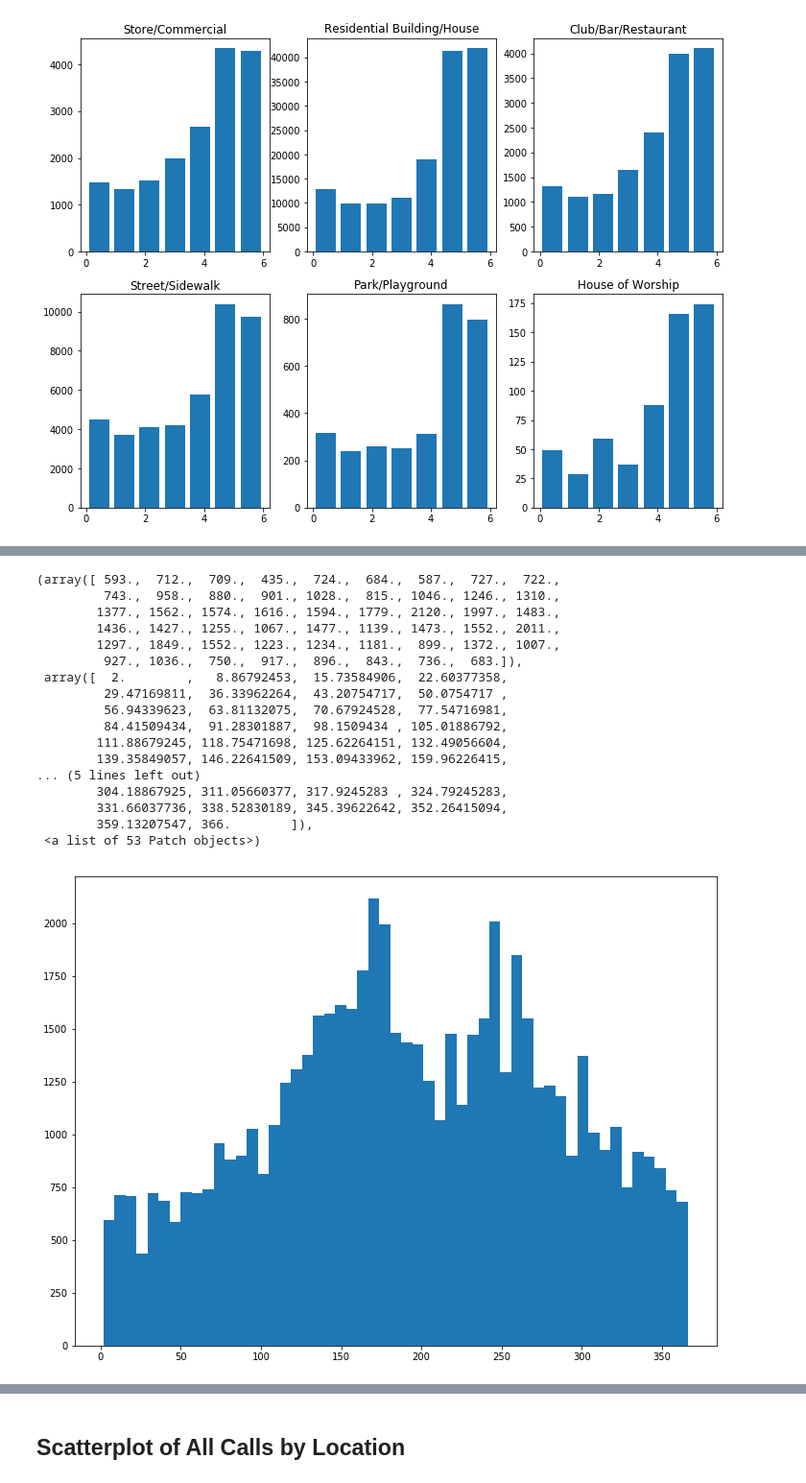
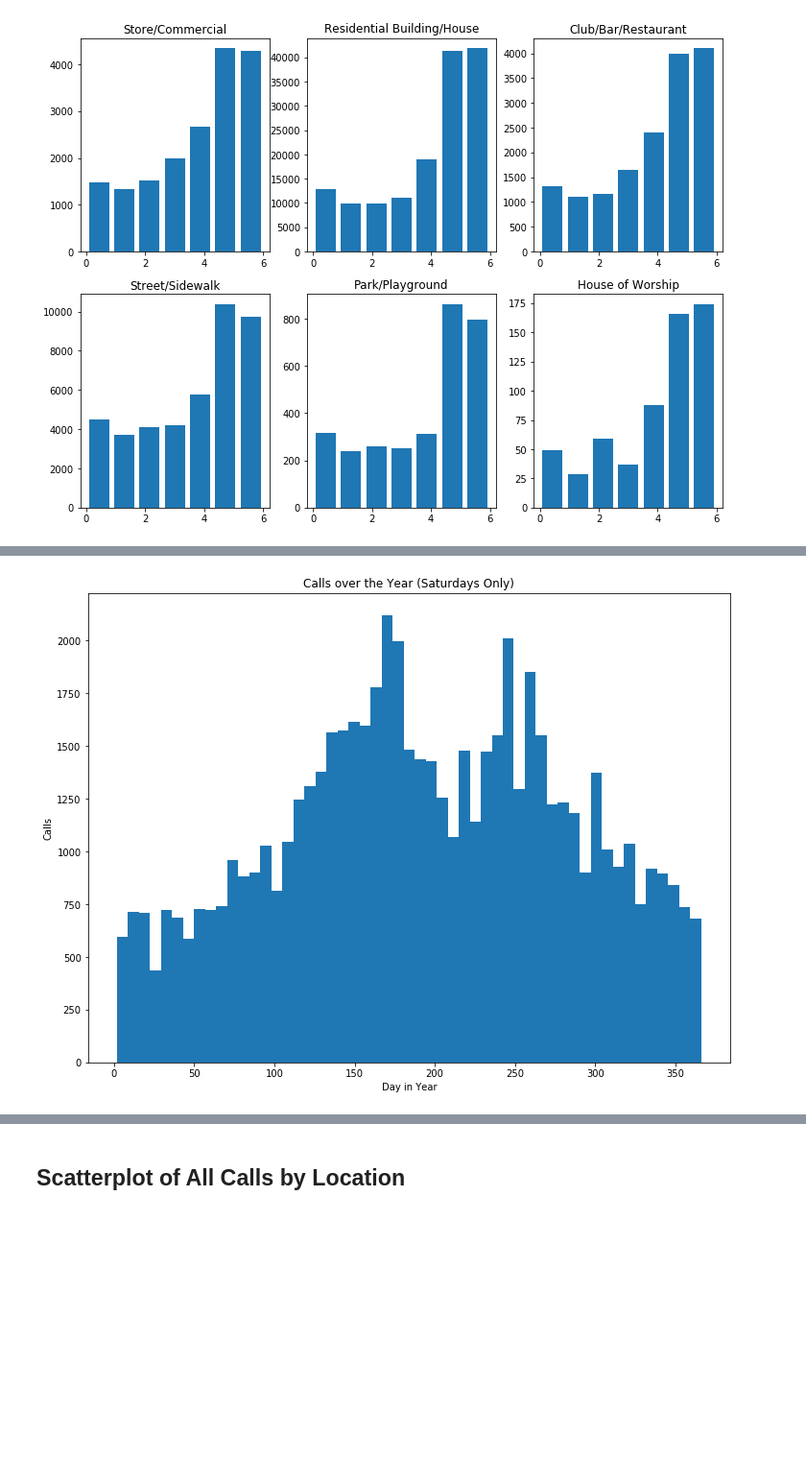
Before and after one commit to TrifectaIII/Data-Science-Final, a Jupyter notebook: DataScienceFinal.ipynb, the cells around one changed output, grey strips where cells are left out. Shown: that part at 96% size. Saved outputs shown, nothing was run; the diff lists cells and outputs as text; code cells hidden in the pictures; blank space fills up the shorter version.

Commit message:
cleaned up plots

```diff
--- a/DataScienceFinal.ipynb
+++ b/DataScienceFinal.ipynb
@@ -441,25 +396,12 @@ Text(0.5,1,'1 Week Prior')
 # %%
 sat = calldata.loc[calldata['Weekday'] == 'Saturday']
 plt.hist(sat['YearDay'],53)
+plt.xlabel('Day in Year')
+plt.ylabel('Calls')
+plt.title('Calls over the Year (Saturdays Only)')
+plt.show()
 # %% [output]
-(array([ 593.,  712.,  709.,  435.,  724.,  684.,  587.,  727.,  722.,
-         743.,  958.,  880.,  901., 1028.,  815., 1046., 1246., 1310.,
-        1377., 1562., 1574., 1616., 1594., 1779., 2120., 1997., 1483.,
-        1436., 1427., 1255., 1067., 1477., 1139., 1473., 1552., 2011.,
-        1297., 1849., 1552., 1223., 1234., 1181.,  899., 1372., 1007.,
-         927., 1036.,  750.,  917.,  896.,  843.,  736.,  683.]),
- array([  2.        ,   8.86792453,  15.73584906,  22.60377358,
-         29.47169811,  36.33962264,  43.20754717,  50.0754717 ,
-         56.94339623,  63.81132075,  70.67924528,  77.54716981,
-         84.41509434,  91.28301887,  98.1509434 , 105.01886792,
-        111.88679245, 118.75471698, 125.62264151, 132.49056604,
-        139.35849057, 146.22641509, 153.09433962, 159.96226415,
-... (5 lines left out)
-        304.18867925, 311.05660377, 317.9245283 , 324.79245283,
-        331.66037736, 338.52830189, 345.39622642, 352.26415094,
-        359.13207547, 366.        ]),
- <a list of 53 Patch objects>)
-[figure, old version]
+[figure, new version]
 # %%
 #By month
 
```
Also changed, not shown: parts of 16 cells of this notebook.
